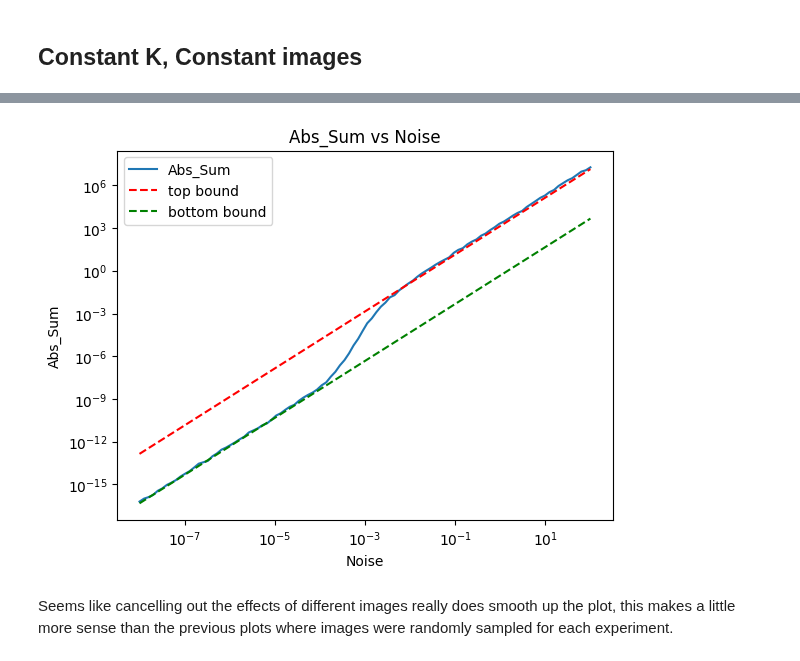
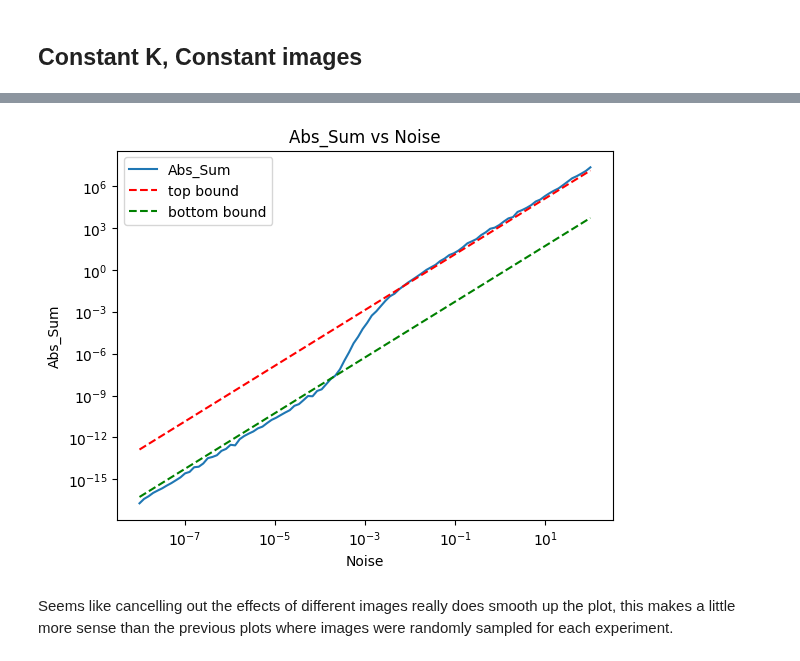
Before and after one commit to warik21/Thesis, a Jupyter notebook: expec_bxxby.ipynb, the cells around one changed output, grey strips where cells are left out. Cells and saved outputs as stored; diff of their text form; code cells hidden in the pictures.

```diff
--- a/expec_bxxby.ipynb
+++ b/expec_bxxby.ipynb
@@ -94,30 +94,35 @@ total_sum_df.head()
 # %%
 grouped = total_sum_df.groupby('Noise').mean().reset_index()
 # grouped = grouped[grouped['Noise'] < 1]
 
 plt.plot(grouped['Noise'], grouped['Abs_Sum'], label='Abs_Sum')
 plt.xscale('log')
 plt.yscale('log')
 plt.xlabel('Noise')
 plt.ylabel('Abs_Sum')
 plt.title('Abs_Sum vs Noise')
 
 X = np.log(grouped['Noise']).values.reshape(-1, 1)
 y = np.log(grouped['Abs_Sum']).values
 reg = LinearRegression().fit(X, y)
 new_slope = 2
 new_intercept = reg.intercept_
 new_intercept = np.exp(new_intercept)
 plt.plot(grouped['Noise'], new_intercept * grouped['Noise']**new_slope, label='top bound', color='red', linestyle='--')
 
-new_intercept2 = reg.intercept_ - 8
+new_intercept2 = reg.intercept_ - np.log(2.45 * 1024)
+
 new_intercept2 = np.exp(new_intercept2)
 plt.plot(grouped['Noise'], new_intercept2 * grouped['Noise']**new_slope, label='bottom bound', color='green', linestyle='--')
 
+# new_intercept2 = reg.intercept_ - 8
+# new_intercept2 = np.exp(new_intercept2)
+# plt.plot(grouped['Noise'], new_intercept2 * grouped['Noise']**new_slope, label='bottom bound', color='green', linestyle='--')
+
 plt.legend()
 plt.show()
 # %% [output]
-[figure, old version]
+[figure, new version]
 # %% [markdown]
 Seems like cancelling out the effects of different images really does smooth up the plot, this makes a little more sense than the previous plots where images were randomly sampled for each experiment.
 # %% [markdown]
```
Also changed, not shown: parts of 1 cell of this notebook, 1 other file.
